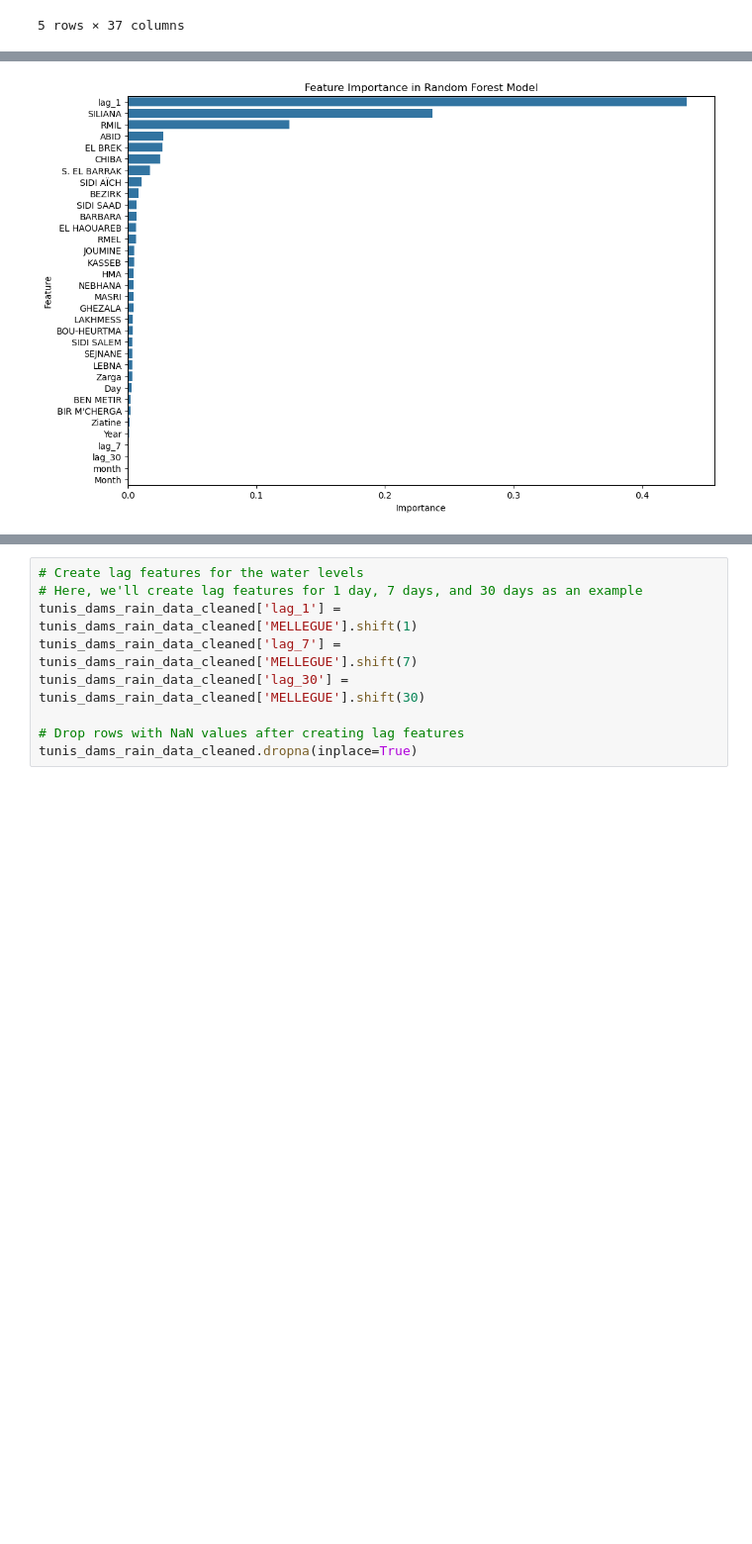
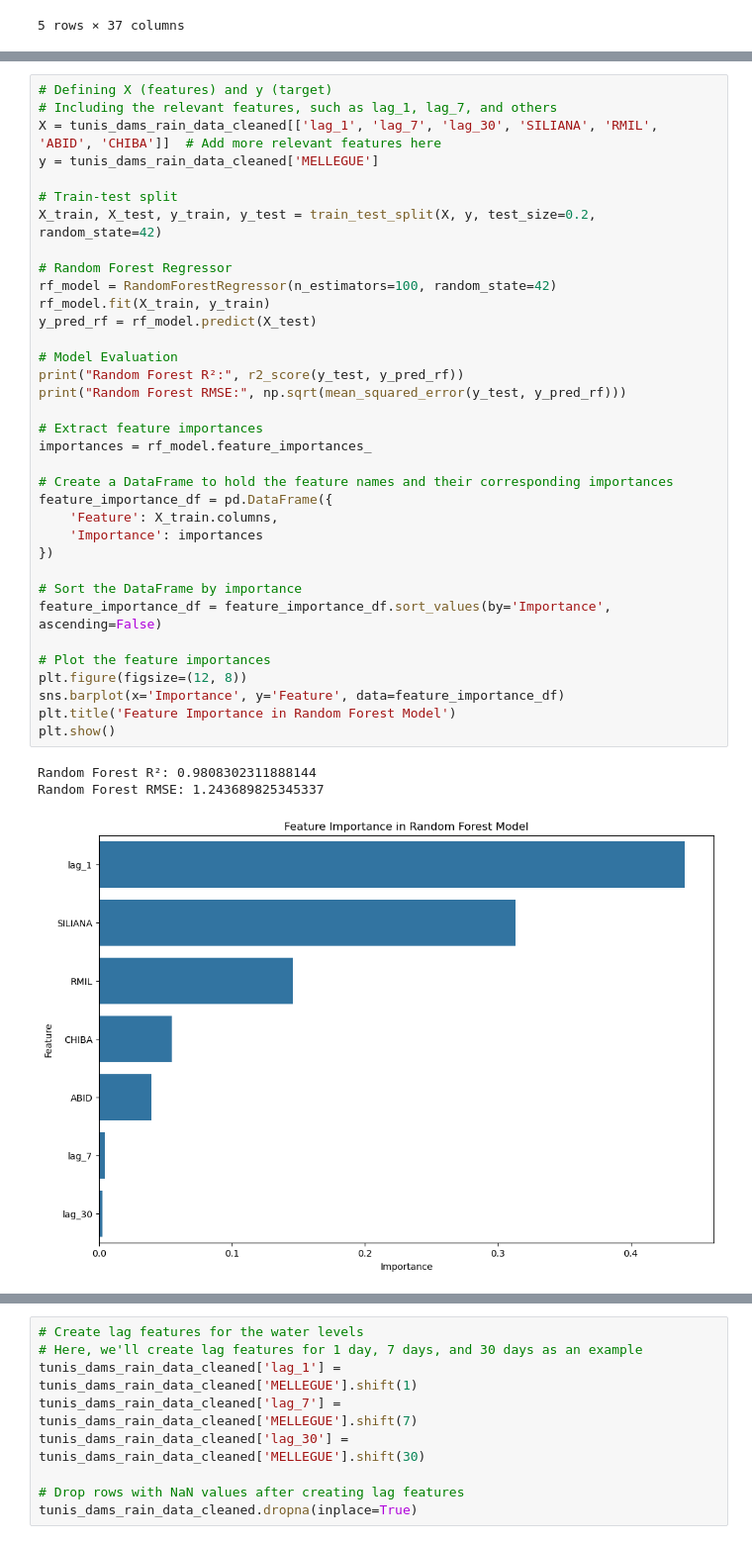
Before and after one commit to Futuroent/Iron_Hack_Water_in_Tunisia, a Jupyter notebook: notebooks/Water_Tunisia_notebook.ipynb, the cells around one changed output, grey strips where cells are left out. Shown at 99% size. Saved outputs shown, nothing was run; the diff lists cells and outputs as text; blank space fills up the shorter version.

Commit message:
linear dazu trainiert und random forest korrigiert

```diff
--- a/notebooks/Water_Tunisia_notebook.ipynb
+++ b/notebooks/Water_Tunisia_notebook.ipynb
@@ -726,6 +962,42 @@ plt.show()
 # %%
+# Defining X (features) and y (target)
+# Including the relevant features, such as lag_1, lag_7, and others
+X = tunis_dams_rain_data_cleaned[['lag_1', 'lag_7', 'lag_30', 'SILIANA', 'RMIL', 'ABID', 'CHIBA']]  # Add more relevant features here
+y = tunis_dams_rain_data_cleaned['MELLEGUE']
+
+# Train-test split
+X_train, X_test, y_train, y_test = train_test_split(X, y, test_size=0.2, random_state=42)
+
+# Random Forest Regressor
+rf_model = RandomForestRegressor(n_estimators=100, random_state=42)
+rf_model.fit(X_train, y_train)
+y_pred_rf = rf_model.predict(X_test)
+
+# Model Evaluation
+print("Random Forest R²:", r2_score(y_test, y_pred_rf))
+print("Random Forest RMSE:", np.sqrt(mean_squared_error(y_test, y_pred_rf)))
+
+# Extract feature importances
+importances = rf_model.feature_importances_
+
+# Create a DataFrame to hold the feature names and their corresponding importances
+feature_importance_df = pd.DataFrame({
+    'Feature': X_train.columns,
+    'Importance': importances
+})
+
+# Sort the DataFrame by importance
+feature_importance_df = feature_importance_df.sort_values(by='Importance', ascending=False)
+
+# Plot the feature importances
+plt.figure(figsize=(12, 8))
+sns.barplot(x='Importance', y='Feature', data=feature_importance_df)
+plt.title('Feature Importance in Random Forest Model')
+plt.show()
 # %% [output]
+Random Forest R²: 0.9808302311888144
+Random Forest RMSE: 1.243689825345337
-[figure, old version]
+[figure, new version]
 # %%
 from sklearn.model_selection import GridSearchCV
 
```
Also changed, not shown: parts of 88 cells of this notebook, 1 other file.
